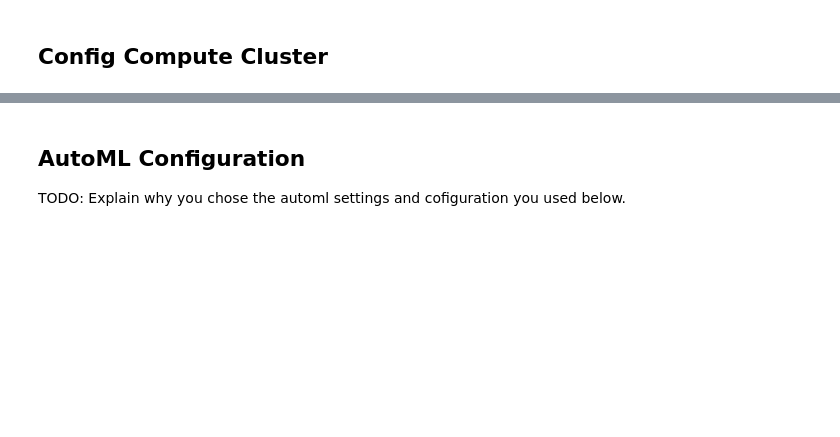
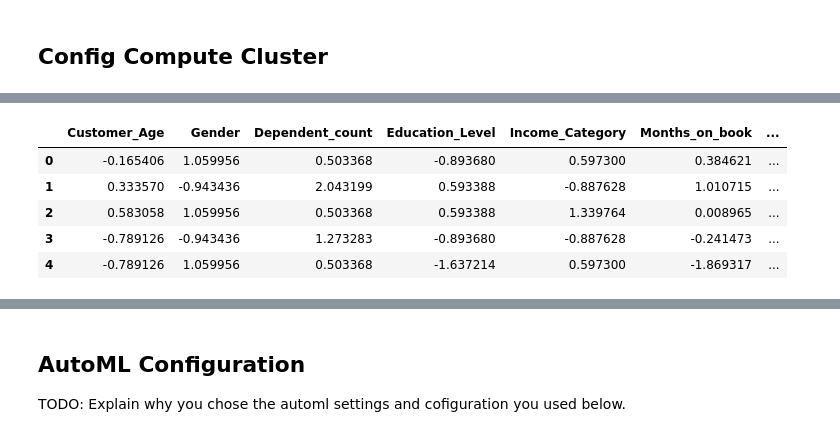
Before and after one commit to Apurva0109/nd00333-capstone, a Jupyter notebook: starter_file/automl.ipynb, the cells around one changed output, grey strips where cells are left out. Saved outputs shown, nothing was run; the diff lists cells and outputs as text; code cells hidden in the pictures; blank space fills up the shorter version.

```diff
--- a/starter_file/automl.ipynb
+++ b/starter_file/automl.ipynb
@@ -66,9 +110,89 @@ compute_aml_cluster.wait_for_completion(show_output=True)
-# %%
-from train import clean_data
-import pandas as pd
-
-# Use the clean_data function to clean your data.
-x, y = clean_data(ds)
-
-all_data = pd.concat([x,y], axis = 1)
-all_data.head()
+# %%
+from sklearn.preprocessing import OneHotEncoder, StandardScaler
+
+# Use the clean_data function to clean your data.
+#x, y = clean_data(df)
+
+def binary_encode(df, column, positive_value):
+    df = df.copy()
+    df[column] = df[column].apply(lambda x: 1 if x == positive_value else 0)
+    return df
+
+def ordinal_encode(df, column, ordering):
+    df = df.copy()
+    df[column] = df[column].apply(lambda x: ordering.index(x))
+    return df
+
+def onehot_encode(df, column, prefix):
+    df = df.copy()
+    dummies = pd.get_dummies(df[column], prefix=prefix)
+    df = pd.concat([df, dummies], axis=1)
+    df = df.drop(column, axis=1)
+    return df
+
+def pre_processing(data):
+    # Clean and one hot encode data
+    x_df = data.to_pandas_dataframe().dropna()
+
+    # Drop last two columns (unneeded)
+    x_df.drop(x_df.columns[-2:],inplace=True, axis=1)
+
+    # Drop CLIENTNUM columns
+    x_df.drop("CLIENTNUM",inplace=True, axis=1)
+
+    # Encode unknown values as np.NaN
+    x_df = x_df.replace('Unknown', np.NaN)
+
+    # Fill ordinal missing values with modes (Education_Level and Income_Category columns)
+    x_df['Education_Level'] = x_df['Education_Level'].fillna('Graduate')
+    x_df['Income_Category'] = x_df['Income_Category'].fillna('Less than $40K')
+
+    # Encode binary columns
+    x_df = binary_encode(x_df, 'Attrition_Flag', positive_value='Attrited Customer')
+    x_df = binary_encode(x_df, 'Gender', positive_value='M')
+
+    # Encode ordinal columns
+    education_ordering = [
+        'Uneducated',
+        'High School',
+        'College',
+        'Graduate',
+        'Post-Graduate',
+        'Doctorate'
+    ]
+    income_ordering = [
+        'Less than $40K',
+        '$40K - $60K',
+        '$60K - $80K',
+        '$80K - $120K',
+        '$120K +'
+    ]
+
+    x_df = ordinal_encode(x_df, 'Education_Level', ordering=education_ordering)
+    x_df = ordinal_encode(x_df, 'Income_Category', ordering=income_ordering)
+
+    # Encode nominal columns
+    x_df = onehot_encode(x_df, 'Marital_Status', prefix='Marital_Status')
+    x_df = onehot_encode(x_df, 'Card_Category', prefix='Card_Category')
+
+    # Split df into X and y
+    X = x_df.drop('Attrition_Flag', axis=1).copy()
+    y = x_df['Attrition_Flag'].copy()
+
+    # Scale X with a standard scaler
+    scaler = StandardScaler()
+    X = pd.DataFrame(scaler.fit_transform(X), columns=X.columns)
+
+    return X, y
+
+x, y = pre_processing(dataset)
+
+all_data = pd.concat([x,y], axis = 1)
+all_data.head()
+# %% [output]
+|  | Customer_Age | Gender | Dependent_count | Education_Level | Income_Category | Months_on_book | ... |
+| 0 | -0.165406 | 1.059956 | 0.503368 | -0.893680 | 0.597300 | 0.384621 | ... |
+| 1 | 0.333570 | -0.943436 | 2.043199 | 0.593388 | -0.887628 | 1.010715 | ... |
+| 2 | 0.583058 | 1.059956 | 0.503368 | 0.593388 | 1.339764 | 0.008965 | ... |
+| 3 | -0.789126 | -0.943436 | 1.273283 | -0.893680 | -0.887628 | -0.241473 | ... |
+| 4 | -0.789126 | 1.059956 | 0.503368 | -1.637214 | 0.597300 | -1.869317 | ... |
```
Also changed, not shown: parts of 18 cells of this notebook.
